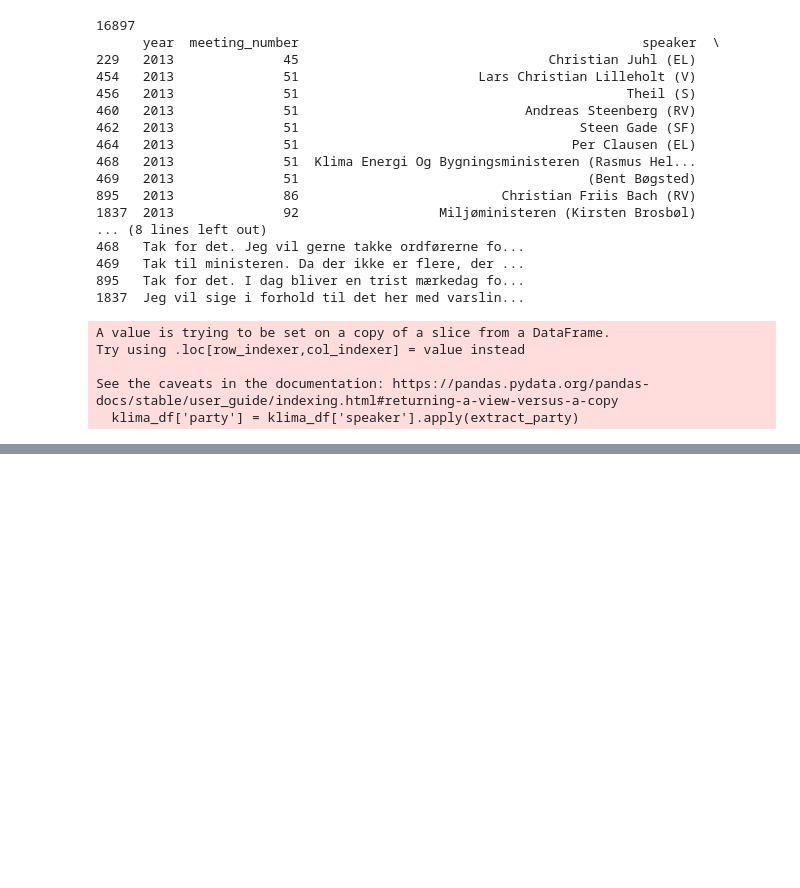
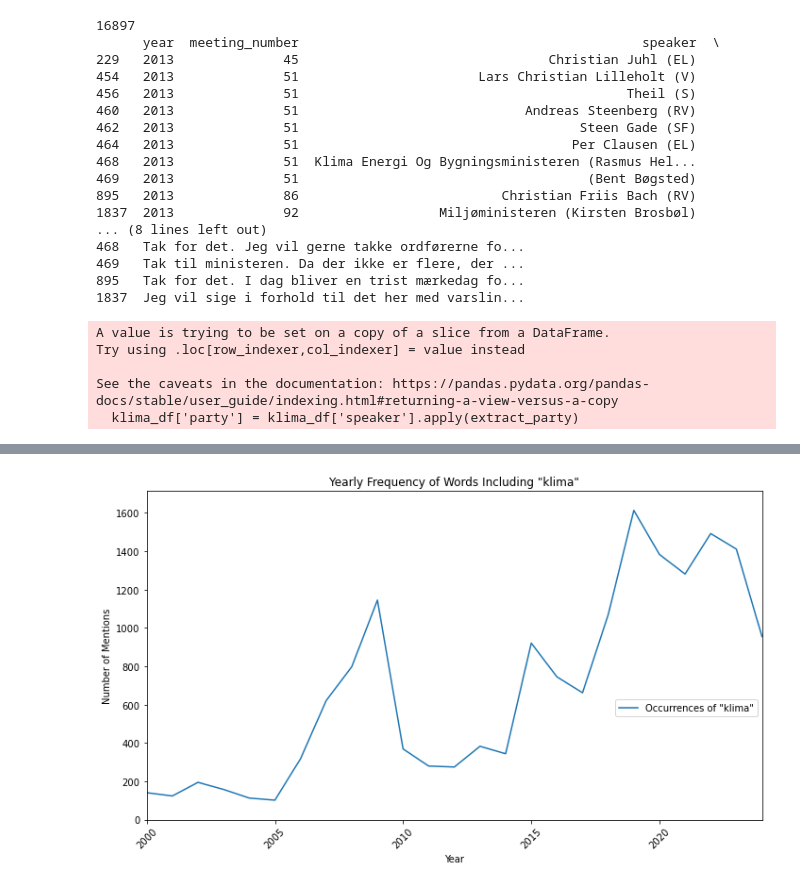
Before and after one commit to Idun9000/DatSci25, a Jupyter notebook: notebooks/look_at_csv.ipynb, the cells around one changed output, grey strips where cells are left out. Drawn from its saved outputs; the diff is of its cells as text; code cells hidden in the pictures; blank space fills up the shorter version.

Commit message:
adding klima occurances plot

```diff
--- a/notebooks/look_at_csv.ipynb
+++ b/notebooks/look_at_csv.ipynb
@@ -92,3 +92,7 @@ Try using .loc[row_indexer,col_indexer] = value instead
 
 See the caveats in the documentation: https://pandas.pydata.org/pandas-docs/stable/user_guide/indexing.html#returning-a-view-versus-a-copy
   klima_df['party'] = klima_df['speaker'].apply(extract_party)
+# %%
+# count the number of times "klima" is mentioned per year
+klima_count_per_year = klima_df['year'].value_counts().sort_index()
+print(klima_count_per_year)
@@ -95,3 +117,21 @@ See the caveats in the documentation: https://pandas.pydata.org/pandas-docs/stab
+# %%
+# plot klima mentions per year
+import matplotlib.pyplot as plt
+
+plt.figure(figsize=(10, 6))
+plt.plot(klima_count_per_year.index, klima_count_per_year.values)
+plt.title('Yearly Frequency of Words Including "klima"')
+plt.xlabel('Year')
+plt.ylabel('Number of Mentions')
+plt.xticks(rotation=45)
+plt.xlim(klima_count_per_year.index.min(), klima_count_per_year.index.max())
+plt.ylim(0, klima_count_per_year.max() + 100)
+plt.legend(['Occurrences of "klima"'], loc='lower right', bbox_to_anchor=(1, 0.3))
+plt.grid(False)
+plt.tight_layout()
+plt.savefig('klima_occurrences.png')
+# %% [output]
+[figure, added]
 # %%
 # save klima_df to a new csv file
 klima_df.to_csv('klima_speeches.csv', index=False)
```
Also changed, not shown: parts of 1 cell of this notebook, 1 other file.
